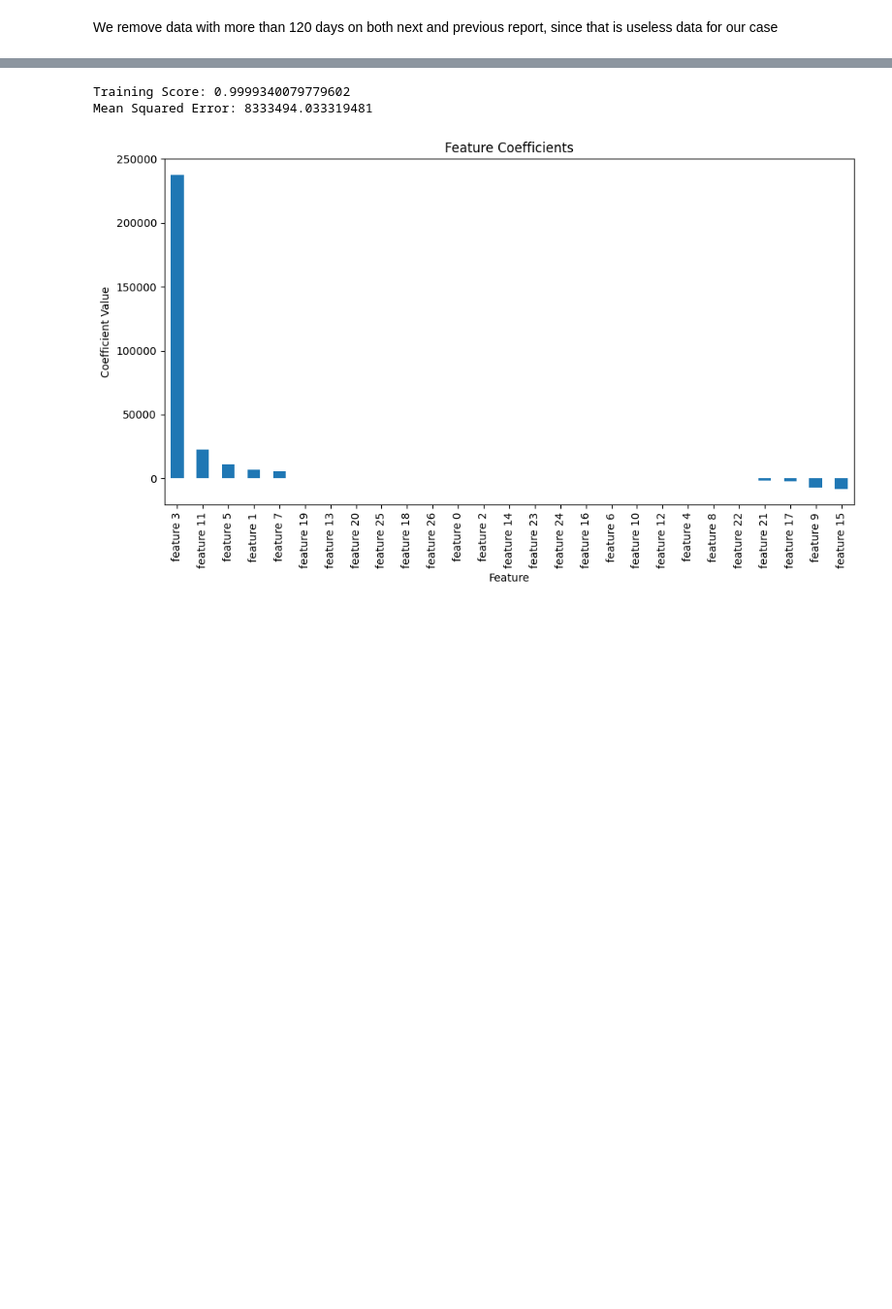
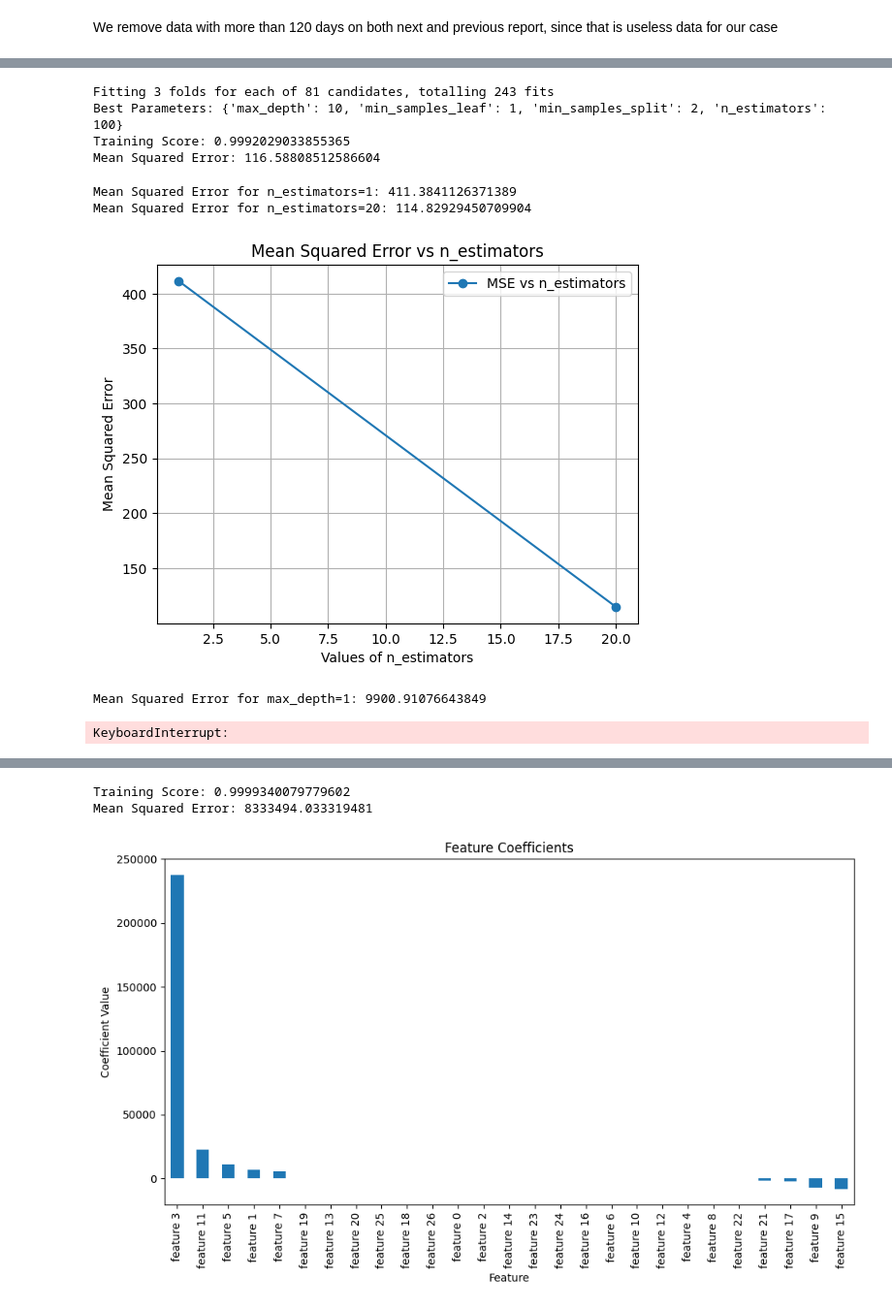
Before and after one commit to thunder913/Machine-Learning, a Jupyter notebook: stocks.ipynb, the cells around one changed output, grey strips where cells are left out. Shown: that part at 97% size. Drawn from its saved outputs; the diff is of its cells as text; code cells hidden in the pictures; blank space fills up the shorter version.

```diff
--- a/stocks.ipynb
+++ b/stocks.ipynb
@@ -220,0 +189,29 @@ Mean Squared Error: 1304.1183162887
+# %%
+param_grid = {
+    'n_estimators': [100, 200, 300],
+    'max_depth': [10, 20, 40],
+    'min_samples_split': [2, 5, 10],
+    'min_samples_leaf': [1, 2, 4]
+}
+
+grid_search = GridSearchCV(RandomForestRegressor(random_state=42), param_grid, cv=3, n_jobs=-1, verbose=2)
+grid_search.fit(X_train, y_train)
+
+best_params = grid_search.best_params_
+print(f"Best Parameters: {best_params}")
+
+forest_model = grid_search.best_estimator_
+forest_model.fit(X_train, y_train)
+
+train_score = forest_model.score(X_train, y_train)
+print(f"Training Score: {train_score}")
+
+y_pred = forest_model.predict(X_test)
+
+mse = mean_squared_error(y_test, y_pred)
+print(f"Mean Squared Error: {mse}")
+# %% [output]
+Fitting 3 folds for each of 81 candidates, totalling 243 fits
+Best Parameters: {'max_depth': 10, 'min_samples_leaf': 1, 'min_samples_split': 2, 'n_estimators': 100}
+Training Score: 0.9992029033855365
+Mean Squared Error: 116.58808512586604
@@ -220,0 +224,40 @@ Mean Squared Error: 1304.1183162887
+# %%
+def evaluate_param(param_name, param_values):
+    mse_values = []
+    for value in param_values:
+        model_params = {'max_depth': 10, 'min_samples_leaf': 1, 'min_samples_split': 2, 'n_estimators': 100}
+        model_params[param_name] = value
+        model = RandomForestRegressor(**model_params, random_state=42)
+        model.fit(X_train, y_train)
+        y_pred = model.predict(X_test)
+        mse = mean_squared_error(y_test, y_pred)
+        mse_values.append(mse)
+        print(f"Mean Squared Error for {param_name}={value}: {mse}")
+
+    # Plot MSE for the parameter
+    plt.figure()
+    plt.plot(param_values, mse_values, marker='o', linestyle='-', label=f'MSE vs {param_name}')
+    plt.xlabel(f'Values of {param_name}')
+    plt.ylabel('Mean Squared Error')
+    plt.title(f'Mean Squared Error vs {param_name}')
+    plt.grid(True)
+    plt.legend()
+    plt.show()
+
+n_estimators_values = [1, 20, 50, 75, 100, 150, 200]
+evaluate_param('n_estimators', n_estimators_values)
+
+max_depth_values = [1, 5, 10, 20, 40]
+evaluate_param('max_depth', max_depth_values)
+
+min_samples_split_values = [2, 5, 10, 15, 20]
+evaluate_param('min_samples_split', min_samples_split_values)
+
+min_samples_leaf_values = [1, 2, 4, 8, 12, 20]
+evaluate_param('min_samples_leaf', min_samples_leaf_values)
+# %% [output]
+Mean Squared Error for n_estimators=1: 411.3841126371389
+Mean Squared Error for n_estimators=20: 114.82929450709904
+[figure, added]
+Mean Squared Error for max_depth=1: 9900.91076643849
+KeyboardInterrupt:
```
Also changed, not shown: parts of 43 cells of this notebook, 1 other file.
